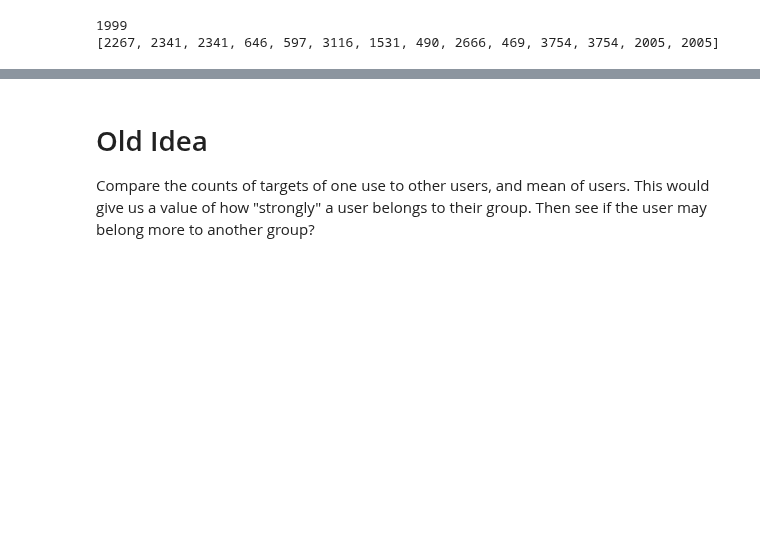
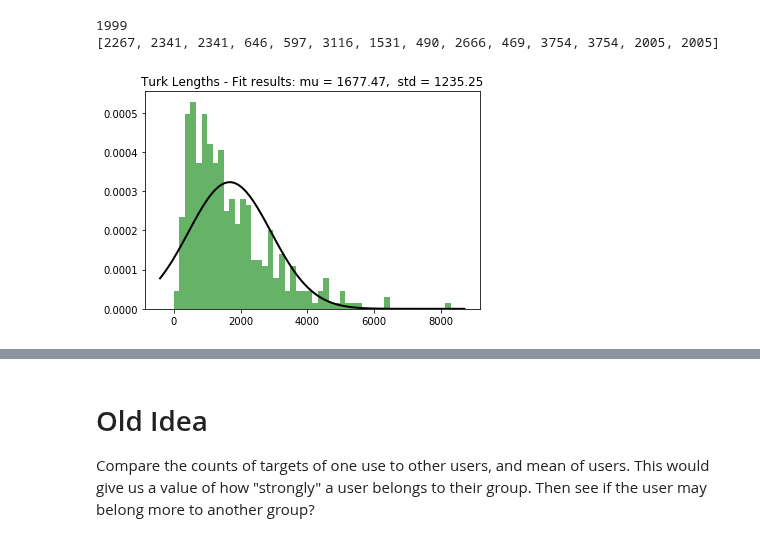
Before and after one commit to DJSaunders1997/Masters-Project, a Jupyter notebook: NLP-Notebook.ipynb, the cells around one changed output, grey strips where cells are left out. Drawn from its saved outputs; the diff is of its cells as text; code cells hidden in the pictures; blank space fills up the shorter version.

Commit message:
Modeled distributions for length of lab and turk

```diff
--- a/NLP-Notebook.ipynb
+++ b/NLP-Notebook.ipynb
@@ -945,3 +945,24 @@ for i in range(5):
 # %% [output]
 1999
 [2267, 2341, 2341, 646, 597, 3116, 1531, 490, 2666, 469, 3754, 3754, 2005, 2005]
+# %%
+# See if lab_lengths follow a normal distribution
+# Lab lengths kind of follow this distribution but not really.
+#https://stackoverflow.com/questions/20011122/fitting-a-normal-distribution-to-1d-data
+
+from scipy.stats import norm
+
+mu, std = norm.fit(turk_lengths)
+
+plt.hist(turk_lengths, bins=50, density=True, alpha=0.6, color='g')
+
+xmin, xmax = plt.xlim()
+x = np.linspace(xmin, xmax, 100)
+p = norm.pdf(x, mu, std)
+plt.plot(x, p, 'k', linewidth=2)
+title = "Turk Lengths - Fit results: mu = %.2f,  std = %.2f" % (mu, std)
+plt.title(title)
+
+plt.show()
+# %% [output]
+[figure, added]
```
Also changed, not shown: parts of 39 cells of this notebook.
